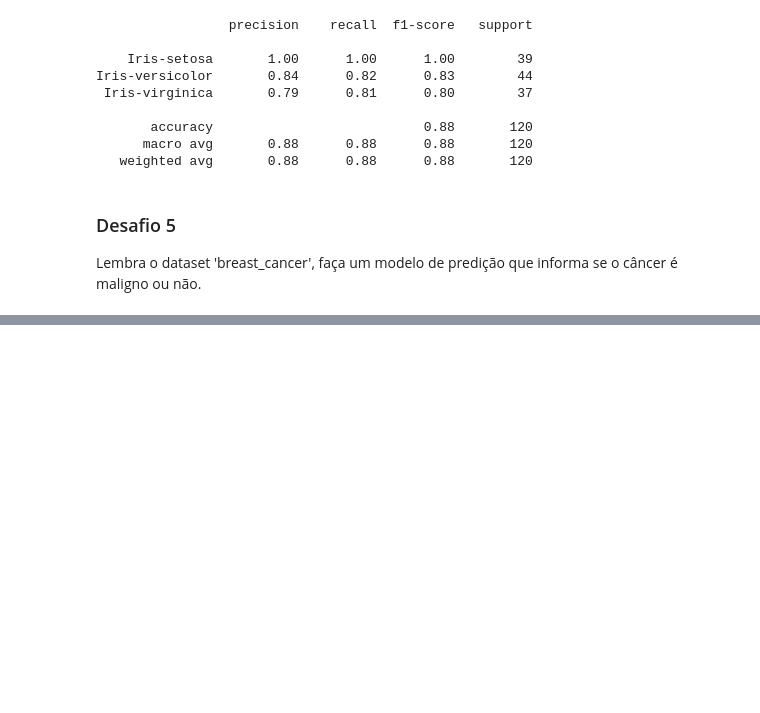
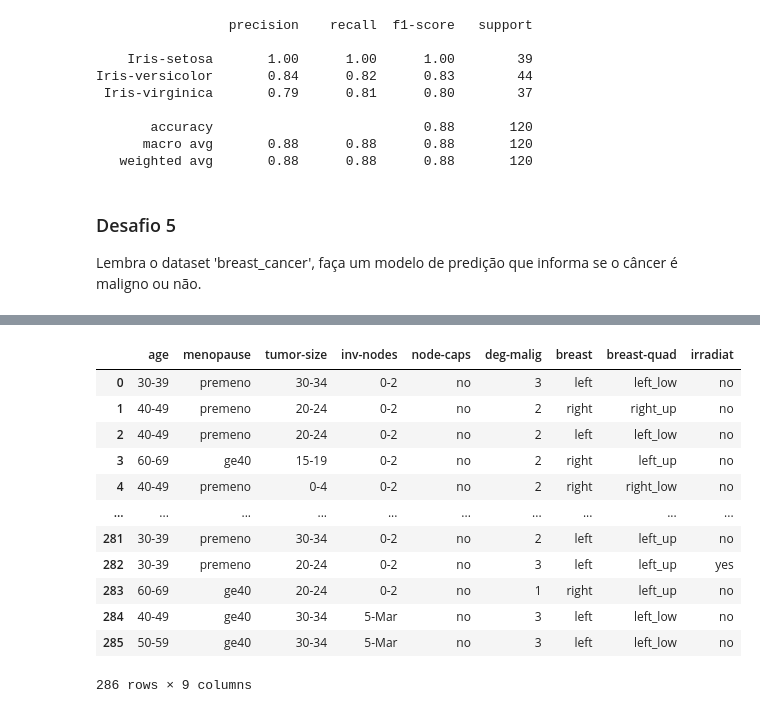
Before and after one commit to henriquebap/Disruptive-Architectures-IA-e-IoT, a Jupyter notebook: material/aulas/IA/lab02/classificador-knn.ipynb, the cells around one changed output, grey strips where cells are left out. Cells and saved outputs as stored; diff of their text form; code cells hidden in the pictures; blank space fills up the shorter version.

Commit message:
Desenvolvendo o treinamento do ML. Desafio Breast Cancer

```diff
--- a/material/aulas/IA/lab02/classificador-knn.ipynb
+++ b/material/aulas/IA/lab02/classificador-knn.ipynb
@@ -418,0 +425,17 @@ Lembra o dataset 'breast_cancer', faça um modelo de predição que informa se o
+# %%
+#FAZENDO A IMPORTACAO DO DATASET DE ACORDO COM O SITE
+
+from ucimlrepo import fetch_ucirepo
+
+# fetch dataset
+breast_cancer = fetch_ucirepo(id=14)
+
+# data (as pandas dataframes)
+X = breast_cancer.data.features
+y = breast_cancer.data.targets
+
+# metadata
+print(breast_cancer.metadata)
+
+# variable information
+print(breast_cancer.variables)
@@ -418,0 +480,19 @@ Lembra o dataset 'breast_cancer', faça um modelo de predição que informa se o
+# %%
+#EXERCICIO Nomeando a coluna de acordo com o arquivo
+X.columns = ['age', 'menopause', 'tumor-size', 'inv-nodes','node-caps', 'deg-malig', 'breast', 'breast-quad','irradiat']
+# %%
+X
+# %% [output]
+|  | age | menopause | tumor-size | inv-nodes | node-caps | deg-malig | breast | breast-quad | irradiat |
+| 0 | 30-39 | premeno | 30-34 | 0-2 | no | 3 | left | left_low | no |
+| 1 | 40-49 | premeno | 20-24 | 0-2 | no | 2 | right | right_up | no |
+| 2 | 40-49 | premeno | 20-24 | 0-2 | no | 2 | left | left_low | no |
+| 3 | 60-69 | ge40 | 15-19 | 0-2 | no | 2 | right | left_up | no |
+| 4 | 40-49 | premeno | 0-4 | 0-2 | no | 2 | right | right_low | no |
+| ... | ... | ... | ... | ... | ... | ... | ... | ... | ... |
+| 281 | 30-39 | premeno | 30-34 | 0-2 | no | 2 | left | left_up | no |
+| 282 | 30-39 | premeno | 20-24 | 0-2 | no | 3 | left | left_up | yes |
+| 283 | 60-69 | ge40 | 20-24 | 0-2 | no | 1 | right | left_up | no |
+| 284 | 40-49 | ge40 | 30-34 | 5-Mar | no | 3 | left | left_low | no |
+| 285 | 50-59 | ge40 | 30-34 | 5-Mar | no | 3 | left | left_low | no |
+286 rows × 9 columns
```
Also changed, not shown: parts of 7 cells of this notebook.
